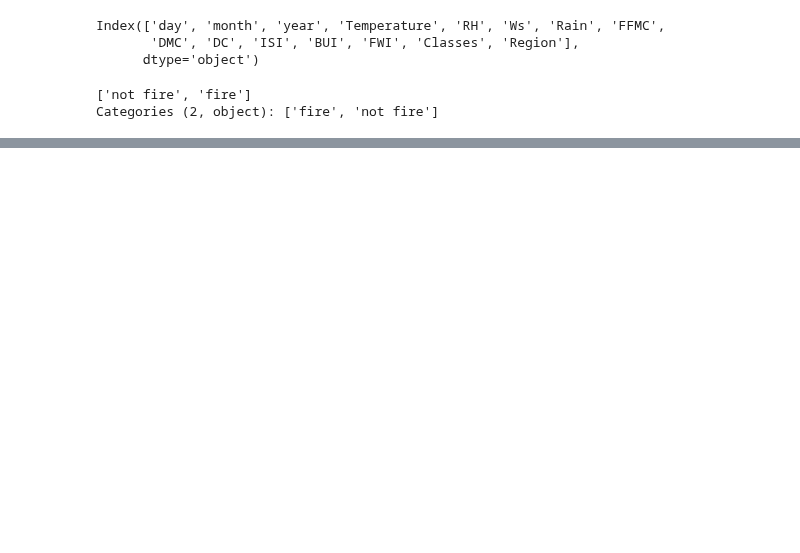
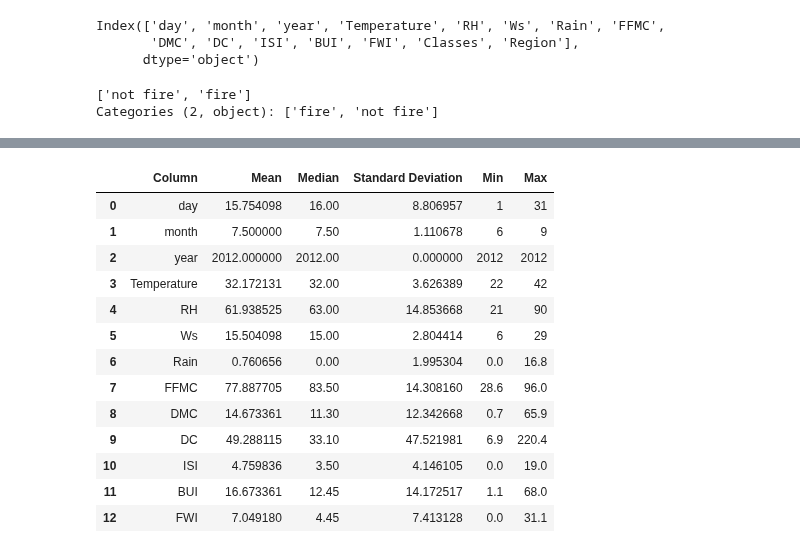
Before and after one commit to dougbrn/Towson, a Jupyter notebook: COSC757/assignment1/hw1.ipynb, the cells around one changed output, grey strips where cells are left out. Drawn from its saved outputs; the diff is of its cells as text; code cells hidden in the pictures; blank space fills up the shorter version.

```diff
--- a/COSC757/assignment1/hw1.ipynb
+++ b/COSC757/assignment1/hw1.ipynb
@@ -65,0 +68,17 @@ KeyError: 'Classes  '
+# %%
+col_df
+# %% [output]
+|  | Column | Mean | Median | Standard Deviation | Min | Max |
+| 0 | day | 15.754098 | 16.00 | 8.806957 | 1 | 31 |
+| 1 | month | 7.500000 | 7.50 | 1.110678 | 6 | 9 |
+| 2 | year | 2012.000000 | 2012.00 | 0.000000 | 2012 | 2012 |
+| 3 | Temperature | 32.172131 | 32.00 | 3.626389 | 22 | 42 |
+| 4 | RH | 61.938525 | 63.00 | 14.853668 | 21 | 90 |
+| 5 | Ws | 15.504098 | 15.00 | 2.804414 | 6 | 29 |
+| 6 | Rain | 0.760656 | 0.00 | 1.995304 | 0.0 | 16.8 |
+| 7 | FFMC | 77.887705 | 83.50 | 14.308160 | 28.6 | 96.0 |
+| 8 | DMC | 14.673361 | 11.30 | 12.342668 | 0.7 | 65.9 |
+| 9 | DC | 49.288115 | 33.10 | 47.521981 | 6.9 | 220.4 |
+| 10 | ISI | 4.759836 | 3.50 | 4.146105 | 0.0 | 19.0 |
+| 11 | BUI | 16.673361 | 12.45 | 14.172517 | 1.1 | 68.0 |
+| 12 | FWI | 7.049180 | 4.45 | 7.413128 | 0.0 | 31.1 |
```
Also changed, not shown: parts of 5 cells of this notebook.
